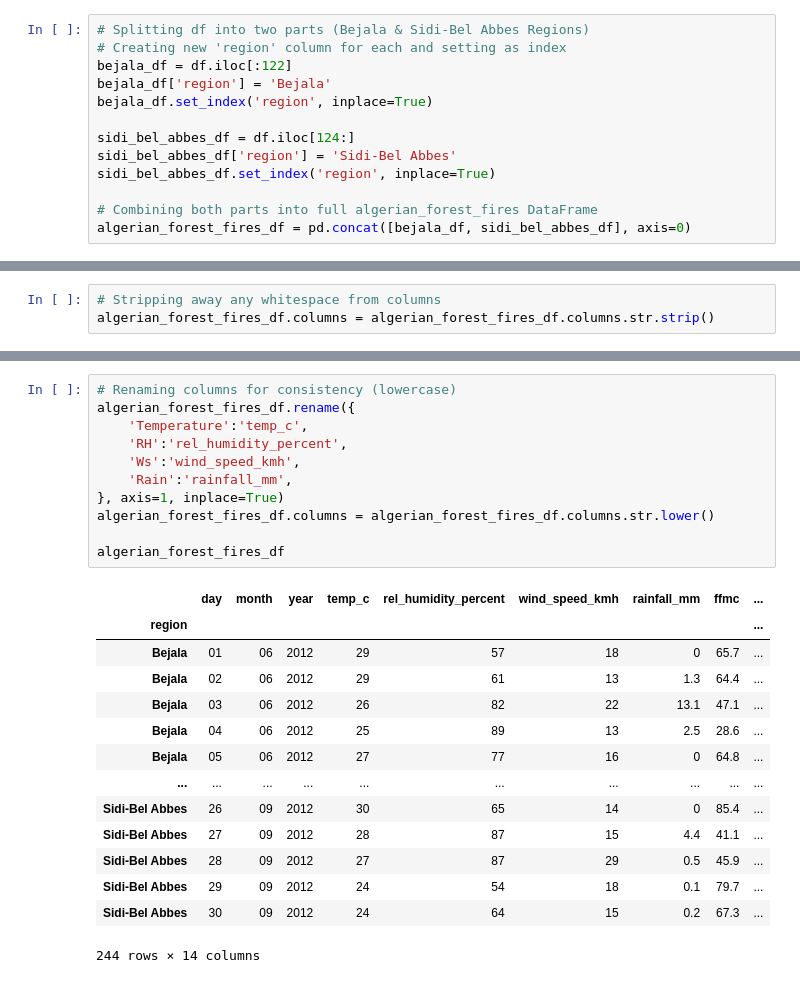
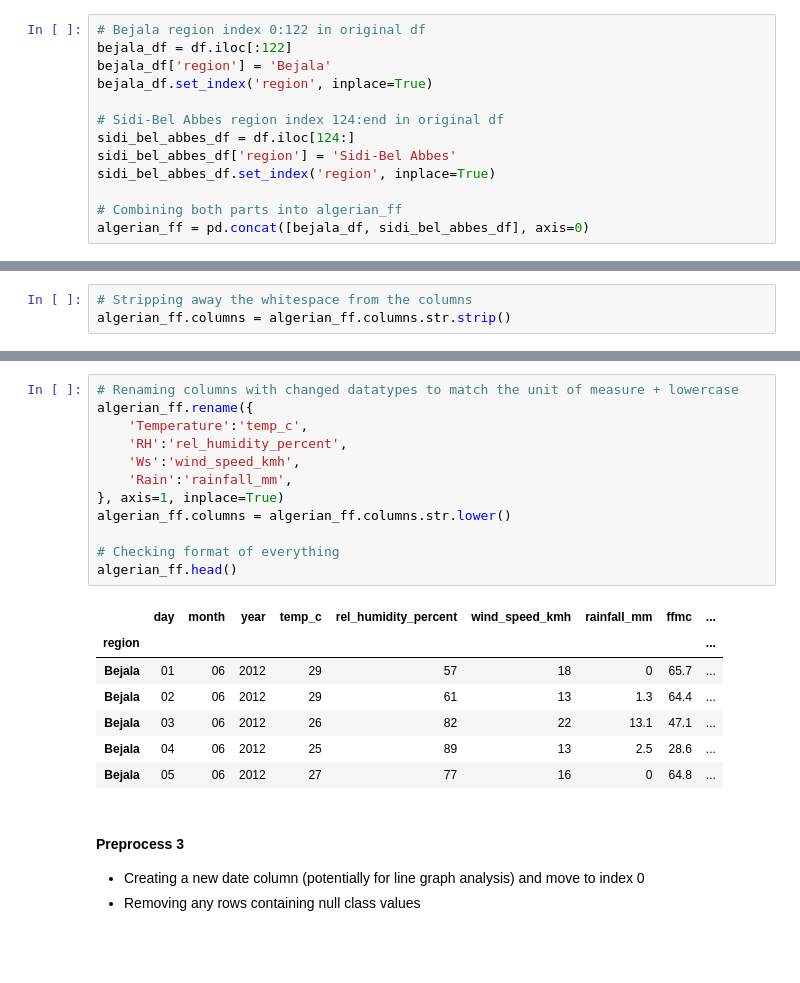
Before and after one commit to rrreeemcs/csci-415-weka-proj1, a Jupyter notebook: notebook.ipynb, the cells around one changed output, grey strips where cells are left out. Saved outputs shown, nothing was run; the diff lists cells and outputs as text; blank space fills up the shorter version.

```diff
--- a/notebook.ipynb
+++ b/notebook.ipynb
@@ -15,14 +23,14 @@ df.head()
 # %%
-# Splitting df into two parts (Bejala & Sidi-Bel Abbes Regions)
-# Creating new 'region' column for each and setting as index
+# Bejala region index 0:122 in original df
 bejala_df = df.iloc[:122]
 bejala_df['region'] = 'Bejala'
 bejala_df.set_index('region', inplace=True)
 
+# Sidi-Bel Abbes region index 124:end in original df
 sidi_bel_abbes_df = df.iloc[124:]
 sidi_bel_abbes_df['region'] = 'Sidi-Bel Abbes'
 sidi_bel_abbes_df.set_index('region', inplace=True)
 
-# Combining both parts into full algerian_forest_fires DataFrame
-algerian_forest_fires_df = pd.concat([bejala_df, sidi_bel_abbes_df], axis=0)
+# Combining both parts into algerian_ff
+algerian_ff = pd.concat([bejala_df, sidi_bel_abbes_df], axis=0)
 # %%
@@ -71,5 +85,5 @@ Number of Attributes: 14
 # %%
-# Stripping away any whitespace from columns
-algerian_forest_fires_df.columns = algerian_forest_fires_df.columns.str.strip()
+# Stripping away the whitespace from the columns
+algerian_ff.columns = algerian_ff.columns.str.strip()
 # %%
 # Viewing data types of all columns -> change Temperature, RH, Ws, and Rain to floats
@@ -114,28 +130,26 @@ dtype: object
 # %%
-# Renaming columns for consistency (lowercase)
-algerian_forest_fires_df.rename({
+# Renaming columns with changed datatypes to match the unit of measure + lowercase
+algerian_ff.rename({
     'Temperature':'temp_c',
     'RH':'rel_humidity_percent',
     'Ws':'wind_speed_kmh',
     'Rain':'rainfall_mm',
 }, axis=1, inplace=True)
-algerian_forest_fires_df.columns = algerian_forest_fires_df.columns.str.lower()
+algerian_ff.columns = algerian_ff.columns.str.lower()
 
-algerian_forest_fires_df
+# Checking format of everything
+algerian_ff.head()
 # %% [output]
 |  | day | month | year | temp_c | rel_humidity_percent | wind_speed_kmh | rainfall_mm | ffmc | ... |
 | region |  |  |  |  |  |  |  |  | ... |
 | Bejala | 01 | 06 | 2012 | 29 | 57 | 18 | 0 | 65.7 | ... |
 | Bejala | 02 | 06 | 2012 | 29 | 61 | 13 | 1.3 | 64.4 | ... |
 | Bejala | 03 | 06 | 2012 | 26 | 82 | 22 | 13.1 | 47.1 | ... |
 | Bejala | 04 | 06 | 2012 | 25 | 89 | 13 | 2.5 | 28.6 | ... |
 | Bejala | 05 | 06 | 2012 | 27 | 77 | 16 | 0 | 64.8 | ... |
-| ... | ... | ... | ... | ... | ... | ... | ... | ... | ... |
-| Sidi-Bel Abbes | 26 | 09 | 2012 | 30 | 65 | 14 | 0 | 85.4 | ... |
-| Sidi-Bel Abbes | 27 | 09 | 2012 | 28 | 87 | 15 | 4.4 | 41.1 | ... |
-| Sidi-Bel Abbes | 28 | 09 | 2012 | 27 | 87 | 29 | 0.5 | 45.9 | ... |
-| Sidi-Bel Abbes | 29 | 09 | 2012 | 24 | 54 | 18 | 0.1 | 79.7 | ... |
-| Sidi-Bel Abbes | 30 | 09 | 2012 | 24 | 64 | 15 | 0.2 | 67.3 | ... |
-244 rows × 14 columns
+# %% [markdown]
+#### Preprocess 3
+- Creating a new date column (potentially for line graph analysis) and move to index 0
+- Removing any rows containing null class values
 # %%
 # Creating date column to combine day-month-year together
```
Also changed, not shown: parts of 15 cells of this notebook, 1 other file.
